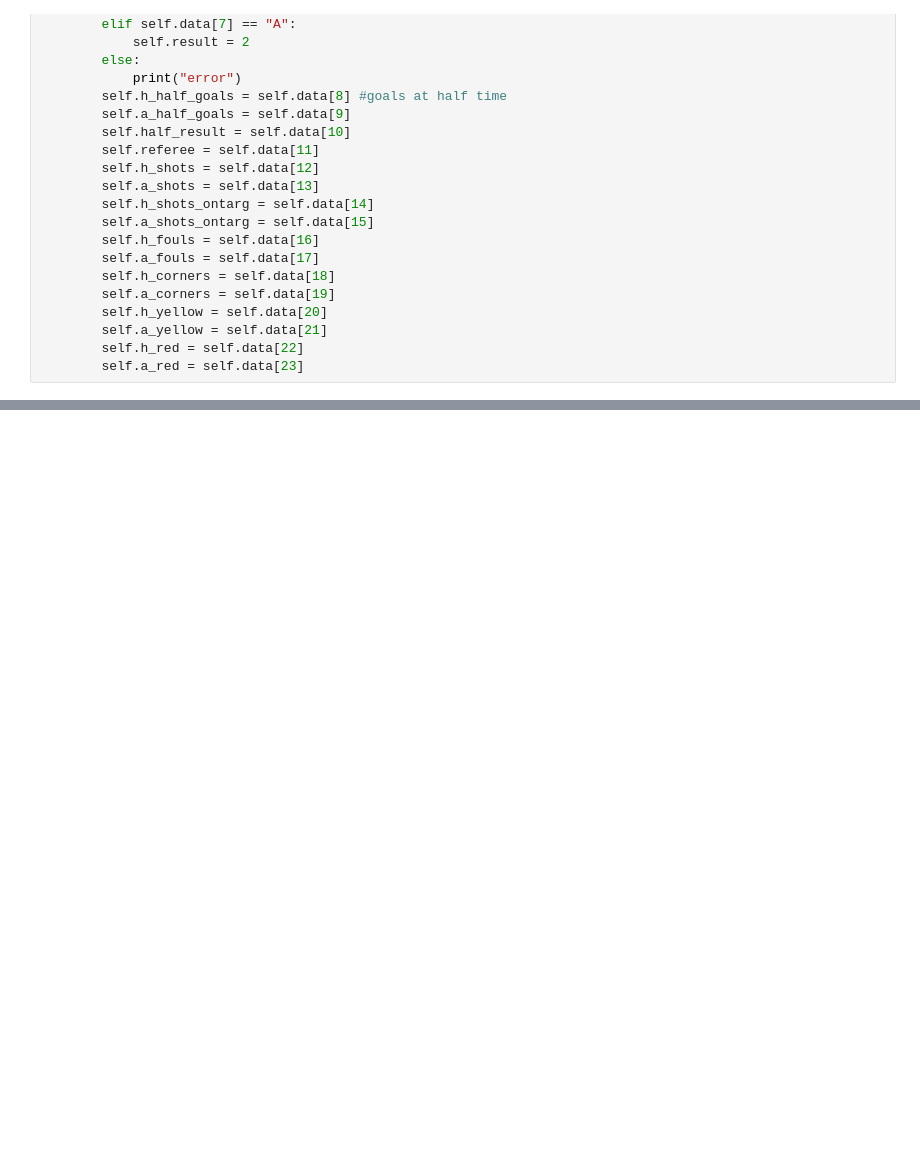
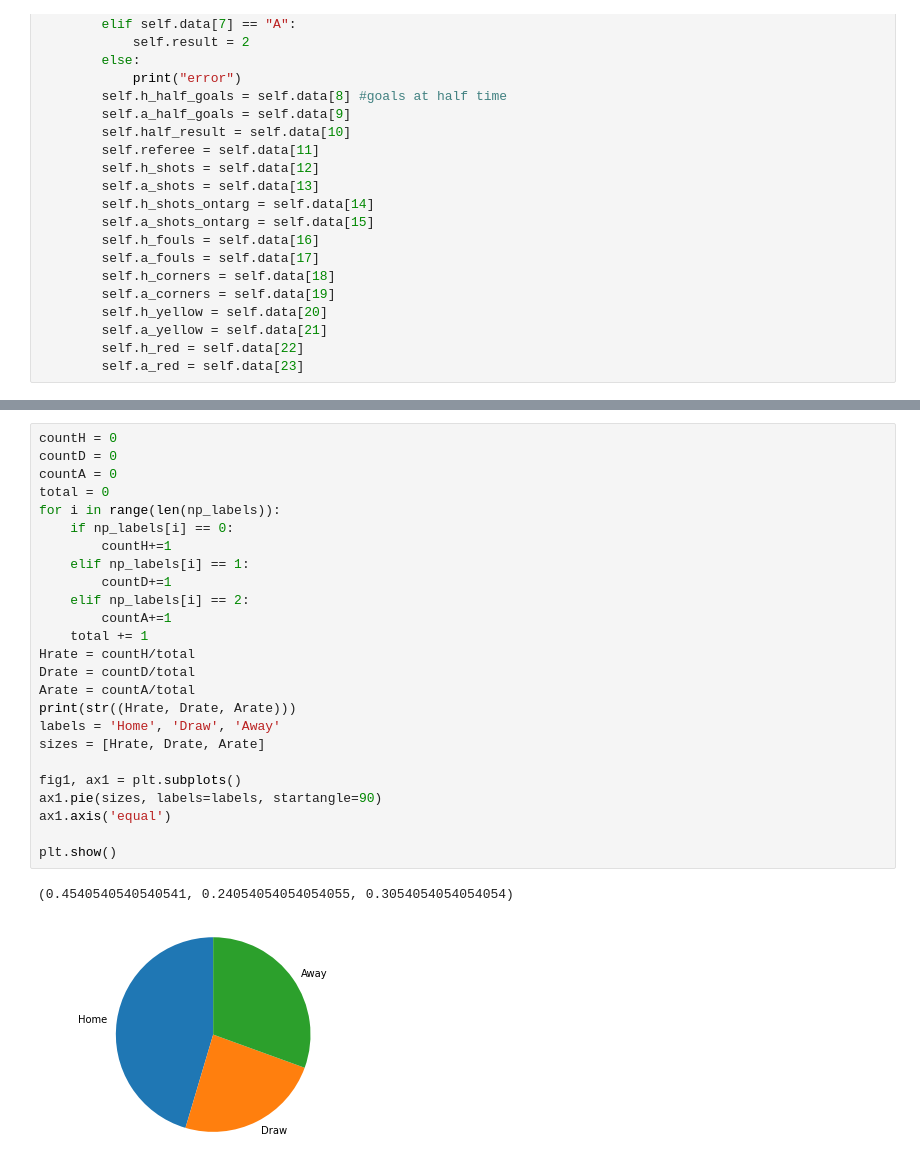
Before and after one commit to sam-nl/3rdYearProject, a Jupyter notebook: Ver1.ipynb, the cells around one changed output, grey strips where cells are left out. Saved outputs shown, nothing was run; the diff lists cells and outputs as text; blank space fills up the shorter version.

```diff
--- a/Ver1.ipynb
+++ b/Ver1.ipynb
@@ -289,0 +339,28 @@ average: 0.5263158
+# %%
+countH = 0
+countD = 0
+countA = 0
+total = 0
+for i in range(len(np_labels)):
+    if np_labels[i] == 0:
+        countH+=1
+    elif np_labels[i] == 1:
+        countD+=1
+    elif np_labels[i] == 2:
+        countA+=1
+    total += 1
+Hrate = countH/total
+Drate = countD/total
+Arate = countA/total
+print(str((Hrate, Drate, Arate)))
+labels = 'Home', 'Draw', 'Away'
+sizes = [Hrate, Drate, Arate]
+
+fig1, ax1 = plt.subplots()
+ax1.pie(sizes, labels=labels, startangle=90)
+ax1.axis('equal')
+
+plt.show()
+# %% [output]
+(0.4540540540540541, 0.24054054054054055, 0.3054054054054054)
+[figure, added]
```
Also changed, not shown: parts of 8 cells of this notebook.
